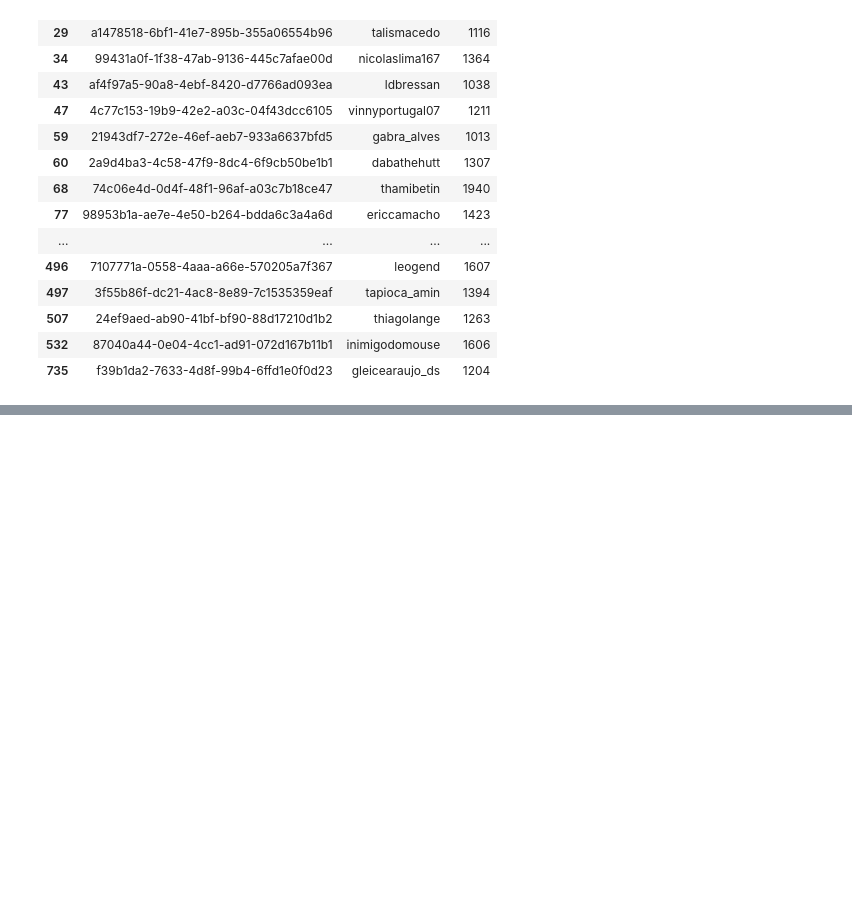
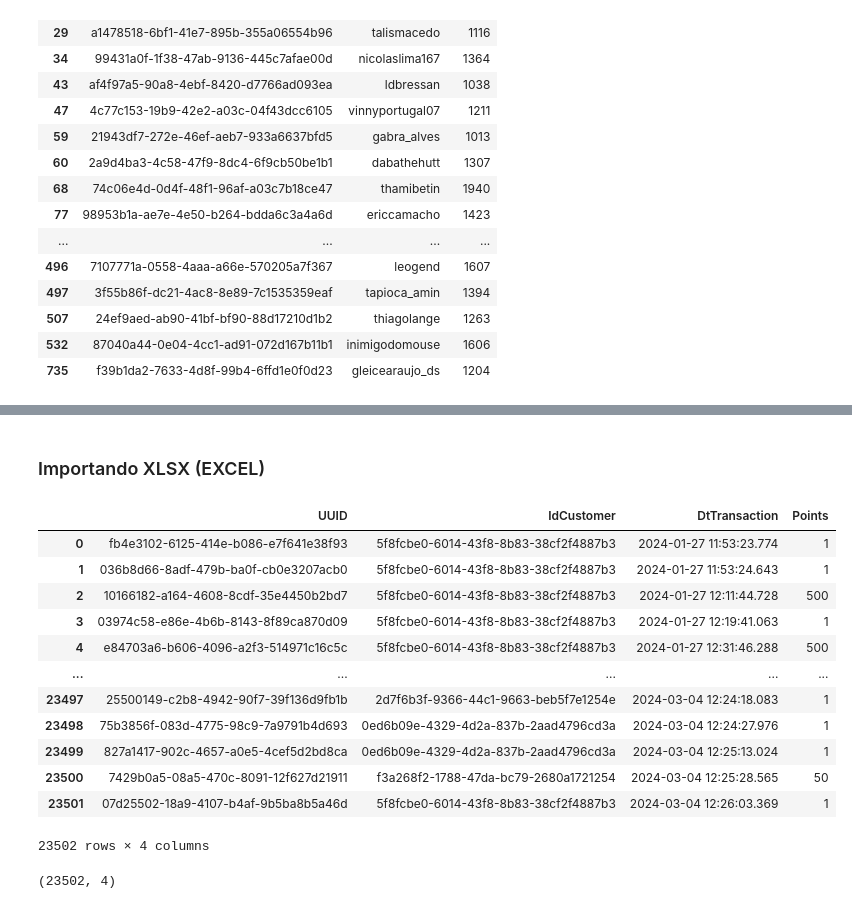
Before and after one commit to stephanyresque/Estudos, a Jupyter notebook: pandas/aula_02.ipynb, the cells around one changed output, grey strips where cells are left out. Cells and saved outputs as stored; diff of their text form; code cells hidden in the pictures; blank space fills up the shorter version.

```diff
--- a/pandas/aula_02.ipynb
+++ b/pandas/aula_02.ipynb
@@ -183,0 +306,25 @@ df[cond]
+# %% [markdown]
+### Importando XLSX (EXCEL)
+# %%
+PATH = r"C:\Users\steph\OneDrive\Documentos\MeusProjetos\Estudos\pandas\data\transactions.xlsx"
+
+df = pd.read_excel(PATH)
+df
+# %% [output]
+|  | UUID | IdCustomer | DtTransaction | Points |
+| 0 | fb4e3102-6125-414e-b086-e7f641e38f93 | 5f8fcbe0-6014-43f8-8b83-38cf2f4887b3 | 2024-01-27 11:53:23.774 | 1 |
+| 1 | 036b8d66-8adf-479b-ba0f-cb0e3207acb0 | 5f8fcbe0-6014-43f8-8b83-38cf2f4887b3 | 2024-01-27 11:53:24.643 | 1 |
+| 2 | 10166182-a164-4608-8cdf-35e4450b2bd7 | 5f8fcbe0-6014-43f8-8b83-38cf2f4887b3 | 2024-01-27 12:11:44.728 | 500 |
+| 3 | 03974c58-e86e-4b6b-8143-8f89ca870d09 | 5f8fcbe0-6014-43f8-8b83-38cf2f4887b3 | 2024-01-27 12:19:41.063 | 1 |
+| 4 | e84703a6-b606-4096-a2f3-514971c16c5c | 5f8fcbe0-6014-43f8-8b83-38cf2f4887b3 | 2024-01-27 12:31:46.288 | 500 |
+| ... | ... | ... | ... | ... |
+| 23497 | 25500149-c2b8-4942-90f7-39f136d9fb1b | 2d7f6b3f-9366-44c1-9663-beb5f7e1254e | 2024-03-04 12:24:18.083 | 1 |
+| 23498 | 75b3856f-083d-4775-98c9-7a9791b4d693 | 0ed6b09e-4329-4d2a-837b-2aad4796cd3a | 2024-03-04 12:24:27.976 | 1 |
+| 23499 | 827a1417-902c-4657-a0e5-4cef5d2bd8ca | 0ed6b09e-4329-4d2a-837b-2aad4796cd3a | 2024-03-04 12:25:13.024 | 1 |
+| 23500 | 7429b0a5-08a5-470c-8091-12f627d21911 | f3a268f2-1788-47da-bc79-2680a1721254 | 2024-03-04 12:25:28.565 | 50 |
+| 23501 | 07d25502-18a9-4107-b4af-9b5ba8b5a46d | 5f8fcbe0-6014-43f8-8b83-38cf2f4887b3 | 2024-03-04 12:26:03.369 | 1 |
+23502 rows × 4 columns
+# %%
+df.shape
+# %% [output]
+(23502, 4)
```
Also changed, not shown: parts of 13 cells of this notebook.
